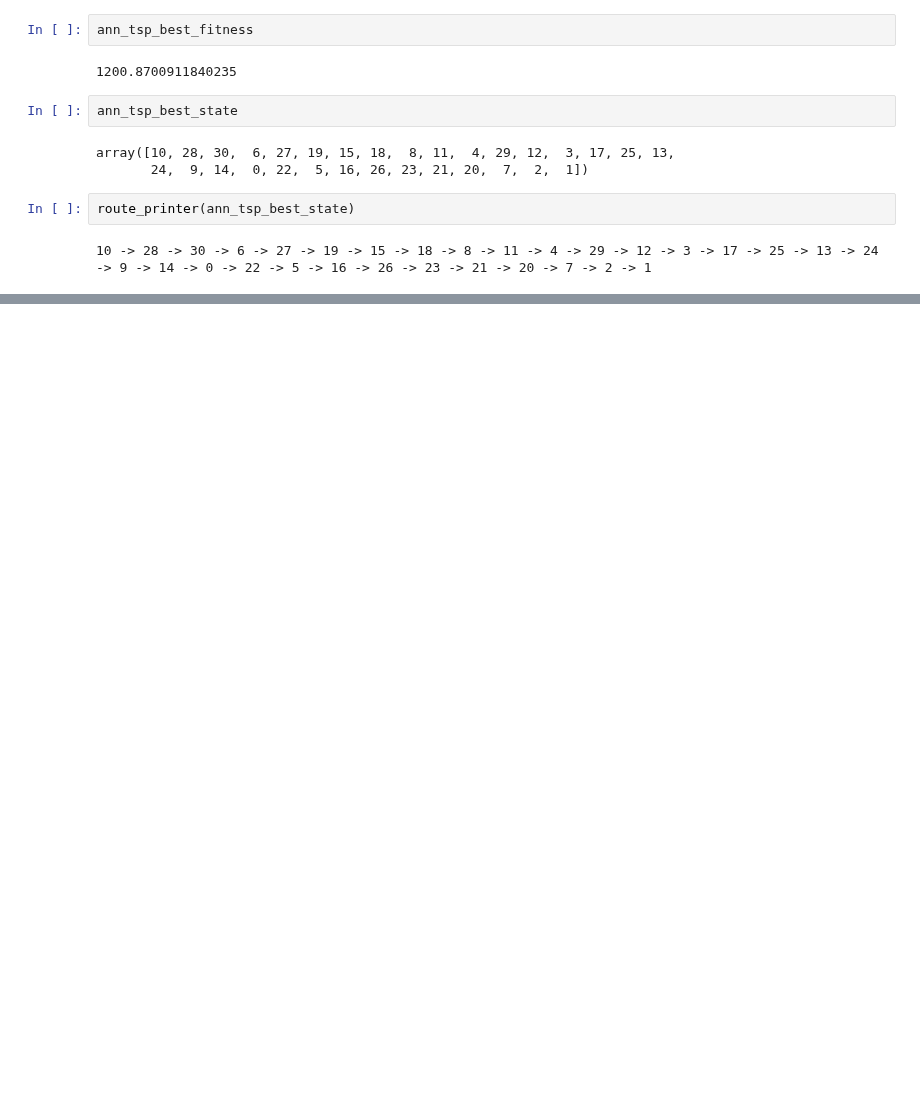
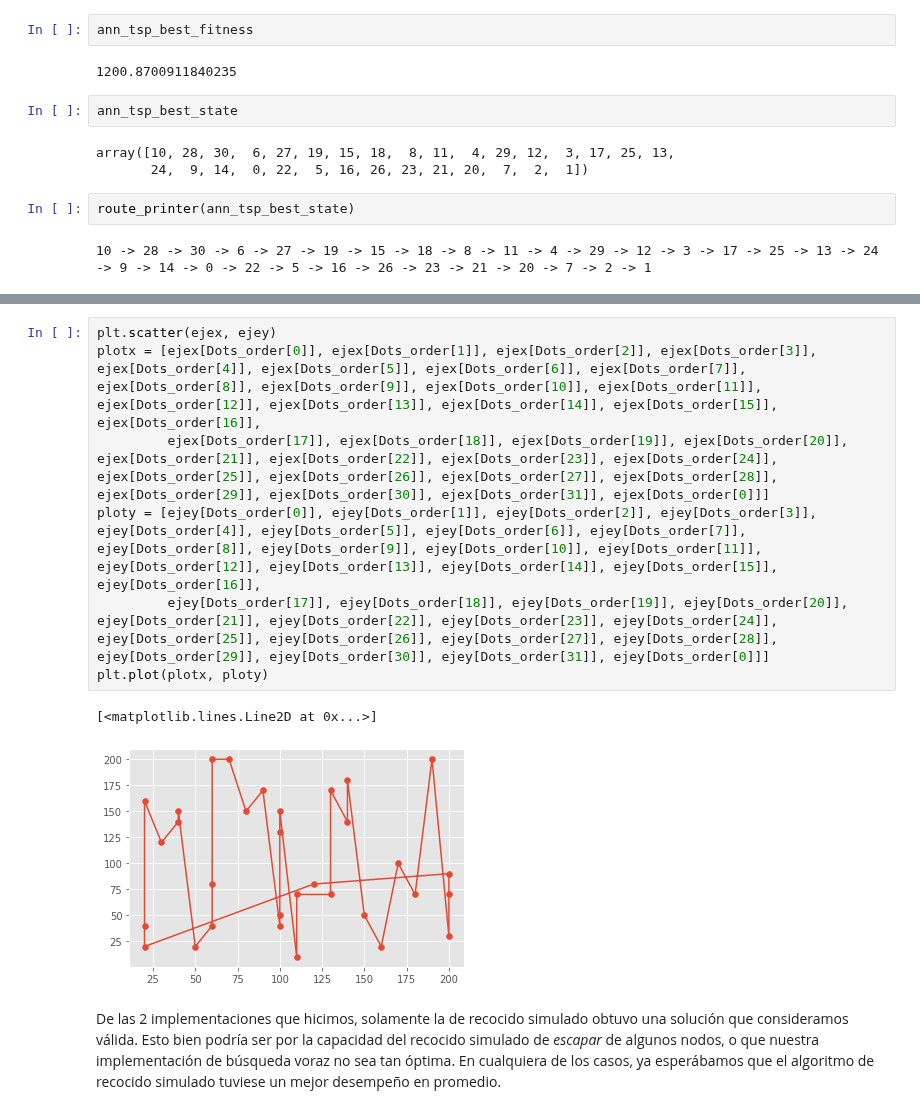
Before and after one commit to JuanEcheagaray75/Eq7-Agentes-inteligentes, a Jupyter notebook: tarea3/local-optimization.ipynb, the cells around one changed output, grey strips where cells are left out. Cells and saved outputs as stored; diff of their text form; blank space fills up the shorter version.

```diff
--- a/tarea3/local-optimization.ipynb
+++ b/tarea3/local-optimization.ipynb
@@ -187,0 +259,12 @@ Podríamos usar esto https://github.com/vkinoshita/tsp
+# %%
+plt.scatter(ejex, ejey)
+plotx = [ejex[Dots_order[0]], ejex[Dots_order[1]], ejex[Dots_order[2]], ejex[Dots_order[3]], ejex[Dots_order[4]], ejex[Dots_order[5]], ejex[Dots_order[6]], ejex[Dots_order[7]], ejex[Dots_order[8]], ejex[Dots_order[9]], ejex[Dots_order[10]], ejex[Dots_order[11]], ejex[Dots_order[12]], ejex[Dots_order[13]], ejex[Dots_order[14]], ejex[Dots_order[15]], ejex[Dots_order[16]],
+         ejex[Dots_order[17]], ejex[Dots_order[18]], ejex[Dots_order[19]], ejex[Dots_order[20]], ejex[Dots_order[21]], ejex[Dots_order[22]], ejex[Dots_order[23]], ejex[Dots_order[24]], ejex[Dots_order[25]], ejex[Dots_order[26]], ejex[Dots_order[27]], ejex[Dots_order[28]], ejex[Dots_order[29]], ejex[Dots_order[30]], ejex[Dots_order[31]], ejex[Dots_order[0]]]
+ploty = [ejey[Dots_order[0]], ejey[Dots_order[1]], ejey[Dots_order[2]], ejey[Dots_order[3]], ejey[Dots_order[4]], ejey[Dots_order[5]], ejey[Dots_order[6]], ejey[Dots_order[7]], ejey[Dots_order[8]], ejey[Dots_order[9]], ejey[Dots_order[10]], ejey[Dots_order[11]], ejey[Dots_order[12]], ejey[Dots_order[13]], ejey[Dots_order[14]], ejey[Dots_order[15]], ejey[Dots_order[16]],
+         ejey[Dots_order[17]], ejey[Dots_order[18]], ejey[Dots_order[19]], ejey[Dots_order[20]], ejey[Dots_order[21]], ejey[Dots_order[22]], ejey[Dots_order[23]], ejey[Dots_order[24]], ejey[Dots_order[25]], ejey[Dots_order[26]], ejey[Dots_order[27]], ejey[Dots_order[28]], ejey[Dots_order[29]], ejey[Dots_order[30]], ejey[Dots_order[31]], ejey[Dots_order[0]]]
+plt.plot(plotx, ploty)
+# %% [output]
+[<matplotlib.lines.Line2D at 0x...>]
+[figure, added]
+# %% [markdown]
+De las 2 implementaciones que hicimos, solamente la de recocido simulado obtuvo una solución que consideramos válida. Esto bien podría ser por la capacidad del recocido simulado de _escapar_ de algunos nodos, o que nuestra implementación de búsqueda voraz no sea tan óptima. En cualquiera de los casos, ya esperábamos que el algoritmo de recocido simulado tuviese un mejor desempeño en promedio.
```
Also changed, not shown: parts of 14 cells of this notebook.
